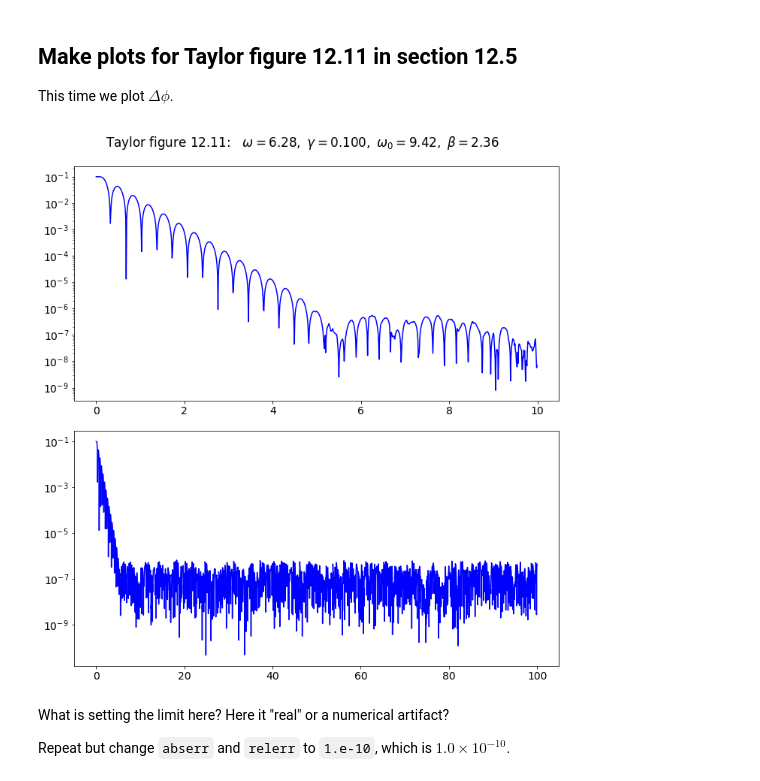
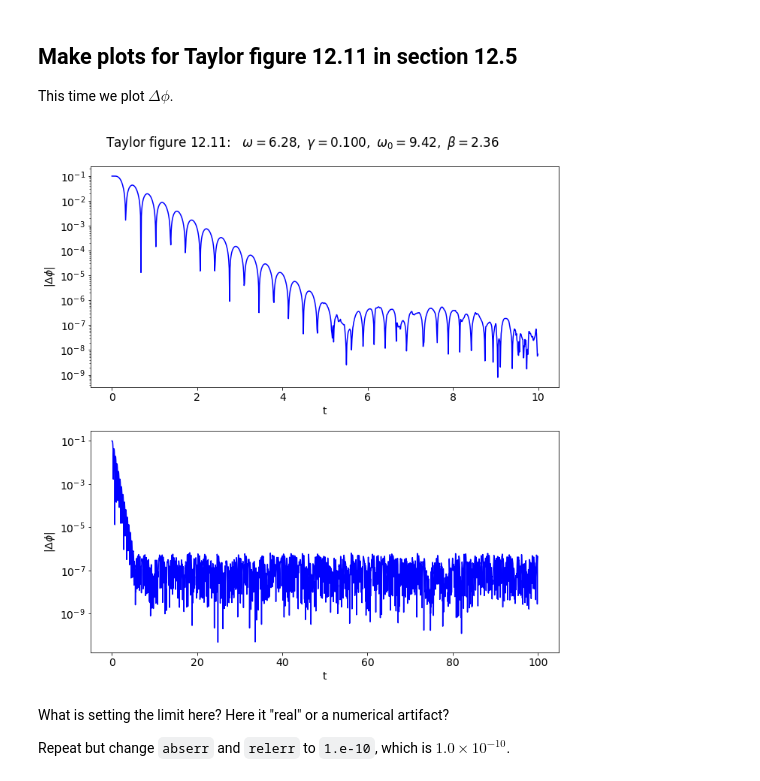
Before and after one commit to furnstahl/5300-notebooks, a Jupyter notebook: week_3/Multiple_pendulum_plots_Section_12.5.ipynb, the cells around one changed output. Cells and saved outputs as stored; diff of their text form; code cells hidden in the pictures.

```diff
--- a/week_3/Multiple_pendulum_plots_Section_12.5.ipynb
+++ b/week_3/Multiple_pendulum_plots_Section_12.5.ipynb
@@ -460,34 +460,38 @@ Delta_phi = np.fabs(phi_2 - phi_1)
 font_size = 14
 plt.rcParams.update({'font.size': font_size})
 
 # start the plot!
 fig = plt.figure(figsize=(10,10))
 overall_title = 'Taylor figure 12.11:  ' + \
                 rf' $\omega = {omega_ext:.2f},$' + \
                 rf' $\gamma = {gamma_ext:.3f},$' + \
                 rf' $\omega_0 = {omega_0:.2f},$' + \
                 rf' $\beta = {beta:.2f}$' + \
                 '\n'     # \n means a new line (adds some space here)
 fig.suptitle(overall_title, va='baseline')
 
 # two plot: plot from t=0 to t=8 and another from t=0 to t=100
 ax_a = fig.add_subplot(2,1,1)
 
 start, stop = start_stop_indices(t_pts, 0., 10.)
 ax_a.semilogy(t_pts[start : stop], Delta_phi[start : stop],
             color='blue', label=None)
+ax_a.set_xlabel('t')
+ax_a.set_ylabel(r'$|\Delta\phi|$')
 
 ax_b = fig.add_subplot(2,1,2)
 
 start, stop = start_stop_indices(t_pts, 0., 100.)
 plot_y_vs_x(t_pts[start : stop], Delta_phi[start : stop],
             color='blue', label=None, semilogy=True)
+ax_b.set_xlabel('t')
+ax_b.set_ylabel(r'$|\Delta\phi|$')
 
 fig.tight_layout()
 # always bbox_inches='tight' for best results.  Further adjustments also.
 fig.savefig('figure_12.11.png', bbox_inches='tight')
 # %% [output]
-[figure, old version]
+[figure, new version]
 # %% [markdown]
 What is setting the limit here?  Here it "real" or a numerical artifact?
 
```
Also changed, not shown: parts of 7 cells of this notebook.
